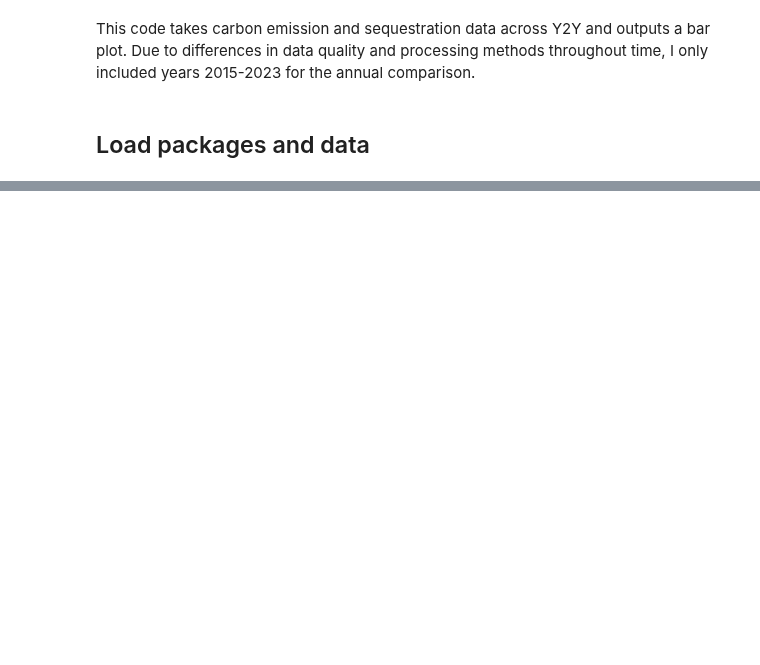
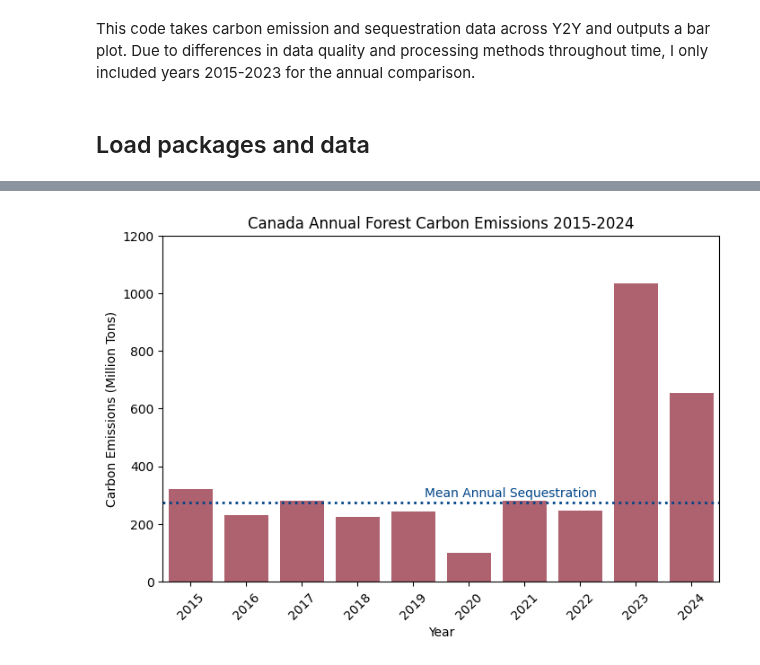
Before and after one commit to bermane/y2y-carbon, a Jupyter notebook: carbon_sequestration_plots.ipynb, the cells around one changed output, grey strips where cells are left out. Cells and saved outputs as stored; diff of their text form; code cells hidden in the pictures; blank space fills up the shorter version.

```diff
--- a/carbon_sequestration_plots.ipynb
+++ b/carbon_sequestration_plots.ipynb
@@ -55,25 +131,30 @@ I only used the plot from 2015 onward due to inconsistencies in data quality and
 # %%
-# Create a bar plot
+# clean CAN data
+df_emissions_melted, df_emissions_melted_2015, mean_seques, mean_emissions = clean_seq_data('./outputs/can_carbon_sequestration.csv')
+
+# Create a bar plot, only 2015 onward
 plt.figure(figsize=(8, 5))
-sns.barplot(x="Year", y="Emissions", data=y2y_emissions_melted, estimator=sum, errorbar=None, color="#BB5566")
+sns.barplot(x="Year", y="Emissions", data=df_emissions_melted_2015, estimator=sum, errorbar=None, color="#BB5566")
 
 # Add a dotted line at mean removals
 plt.axhline(y=mean_seques, color='#004488', linestyle='dotted', linewidth=2)
 
 # Add a dotted line at mean emissions
-plt.axhline(y=mean_emissions, color='#000000', linestyle='dotted', linewidth=2)
+#plt.axhline(y=mean_emissions, color='#000000', linestyle='dotted', linewidth=2)
 
 # add a label for mean removals
-plt.text(x=20, y=mean_seques+2, s="Mean Annual Sequestration", color='#004488', fontsize=10, ha='right')
+plt.text(x=7.3, y=mean_seques+20, s="Mean Annual Sequestration", color='#004488', fontsize=10, ha='right')
 
 # add a label for mean emissions
-plt.text(x=14.2, y=mean_emissions+2, s="Mean Annual Emissions", color='#000000', fontsize=10, ha='right')
+#plt.text(x=6.8, y=mean_emissions+2, s="Mean Annual Emissions", color='#000000', fontsize=10, ha='right')
 
 # Customize plot
 plt.xlabel("Year")
 plt.ylabel("Carbon Emissions (Million Tons)")
-plt.title("Y2Y Annual Forest Carbon Emissions 2001-2023")
+plt.title('Canada Annual Forest Carbon Emissions 2015-2024')
 plt.xticks(rotation=45)
-plt.yticks([0, 20, 40, 60, 80, 100])
+plt.yticks([0, 200, 400, 600, 800, 1000, 1200])
 plt.show()
+# %% [output]
+[figure, added]
 # %%
```
Also changed, not shown: parts of 16 cells of this notebook, 15 other files.
